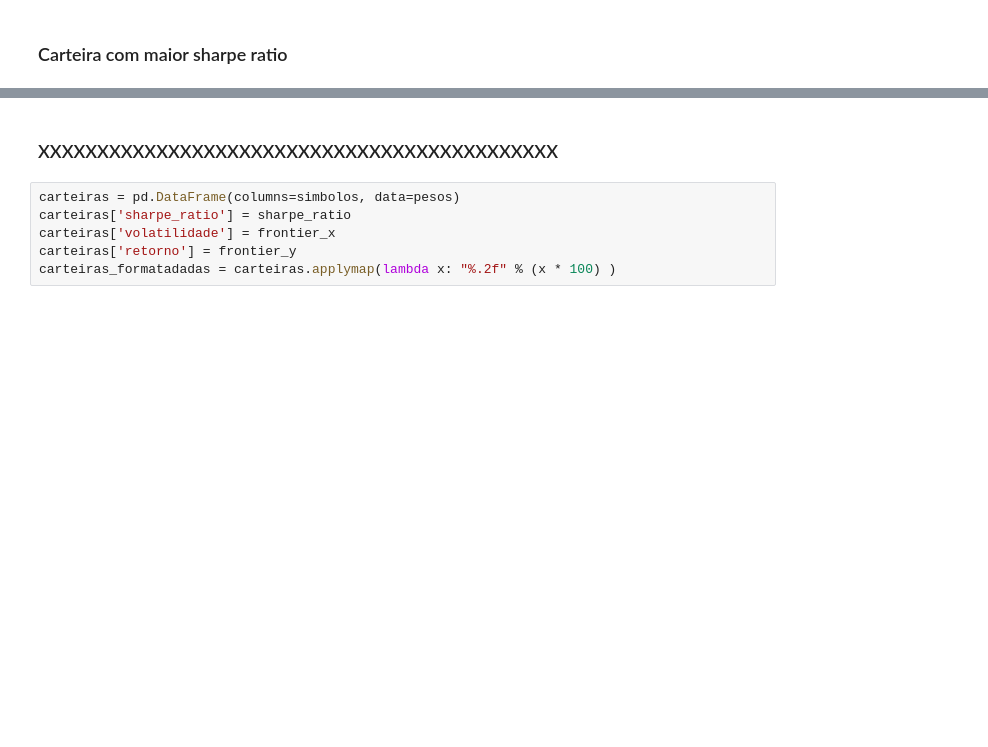
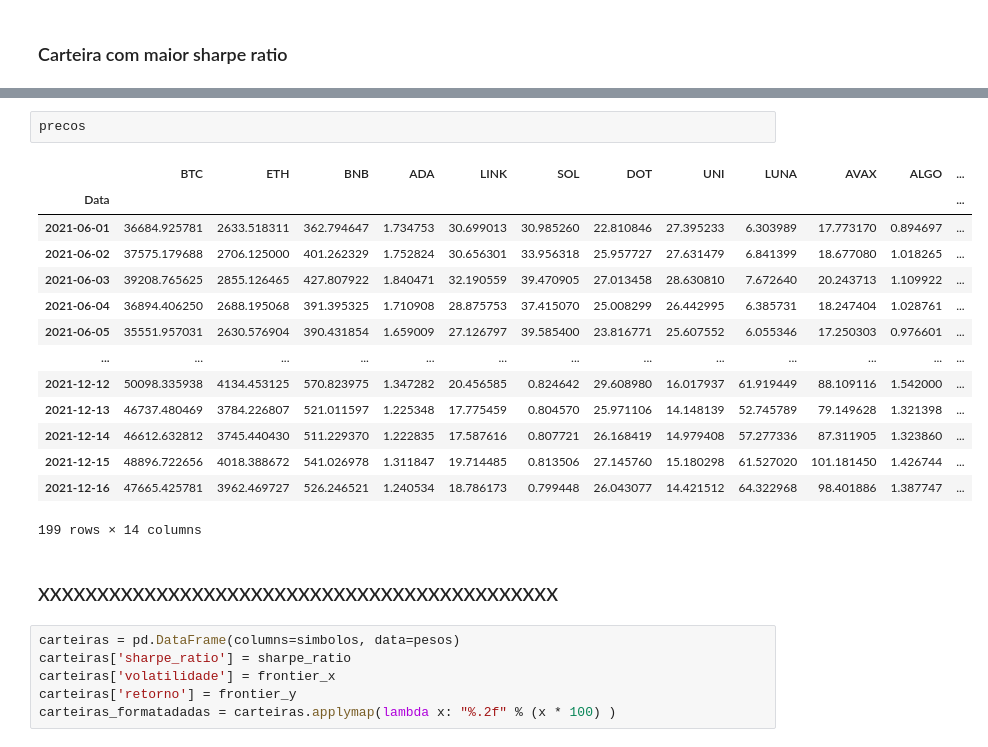
Before and after one commit to lamartinet/cripto, a Jupyter notebook: portfolio/src/otimizacao_carteiras.ipynb, the cells around one changed output, grey strips where cells are left out. Drawn from its saved outputs; the diff is of its cells as text; blank space fills up the shorter version.

```diff
--- a/portfolio/src/otimizacao_carteiras.ipynb
+++ b/portfolio/src/otimizacao_carteiras.ipynb
@@ -140,3 +155,20 @@ EGLD: 0.00
+# %%
+precos
+# %% [output]
+|  | BTC | ETH | BNB | ADA | LINK | SOL | DOT | UNI | LUNA | AVAX | ALGO | ... |
+| Data |  |  |  |  |  |  |  |  |  |  |  | ... |
+| 2021-06-01 | 36684.925781 | 2633.518311 | 362.794647 | 1.734753 | 30.699013 | 30.985260 | 22.810846 | 27.395233 | 6.303989 | 17.773170 | 0.894697 | ... |
+| 2021-06-02 | 37575.179688 | 2706.125000 | 401.262329 | 1.752824 | 30.656301 | 33.956318 | 25.957727 | 27.631479 | 6.841399 | 18.677080 | 1.018265 | ... |
+| 2021-06-03 | 39208.765625 | 2855.126465 | 427.807922 | 1.840471 | 32.190559 | 39.470905 | 27.013458 | 28.630810 | 7.672640 | 20.243713 | 1.109922 | ... |
+| 2021-06-04 | 36894.406250 | 2688.195068 | 391.395325 | 1.710908 | 28.875753 | 37.415070 | 25.008299 | 26.442995 | 6.385731 | 18.247404 | 1.028761 | ... |
+| 2021-06-05 | 35551.957031 | 2630.576904 | 390.431854 | 1.659009 | 27.126797 | 39.585400 | 23.816771 | 25.607552 | 6.055346 | 17.250303 | 0.976601 | ... |
+| ... | ... | ... | ... | ... | ... | ... | ... | ... | ... | ... | ... | ... |
+| 2021-12-12 | 50098.335938 | 4134.453125 | 570.823975 | 1.347282 | 20.456585 | 0.824642 | 29.608980 | 16.017937 | 61.919449 | 88.109116 | 1.542000 | ... |
+| 2021-12-13 | 46737.480469 | 3784.226807 | 521.011597 | 1.225348 | 17.775459 | 0.804570 | 25.971106 | 14.148139 | 52.745789 | 79.149628 | 1.321398 | ... |
+| 2021-12-14 | 46612.632812 | 3745.440430 | 511.229370 | 1.222835 | 17.587616 | 0.807721 | 26.168419 | 14.979408 | 57.277336 | 87.311905 | 1.323860 | ... |
+| 2021-12-15 | 48896.722656 | 4018.388672 | 541.026978 | 1.311847 | 19.714485 | 0.813506 | 27.145760 | 15.180298 | 61.527020 | 101.181450 | 1.426744 | ... |
+| 2021-12-16 | 47665.425781 | 3962.469727 | 526.246521 | 1.240534 | 18.786173 | 0.799448 | 26.043077 | 14.421512 | 64.322968 | 98.401886 | 1.387747 | ... |
+199 rows × 14 columns
 # %% [markdown]
 ### XXXXXXXXXXXXXXXXXXXXXXXXXXXXXXXXXXXXXXXXXXXX
 # %%
```
Also changed, not shown: parts of 11 cells of this notebook, 2 other files.
